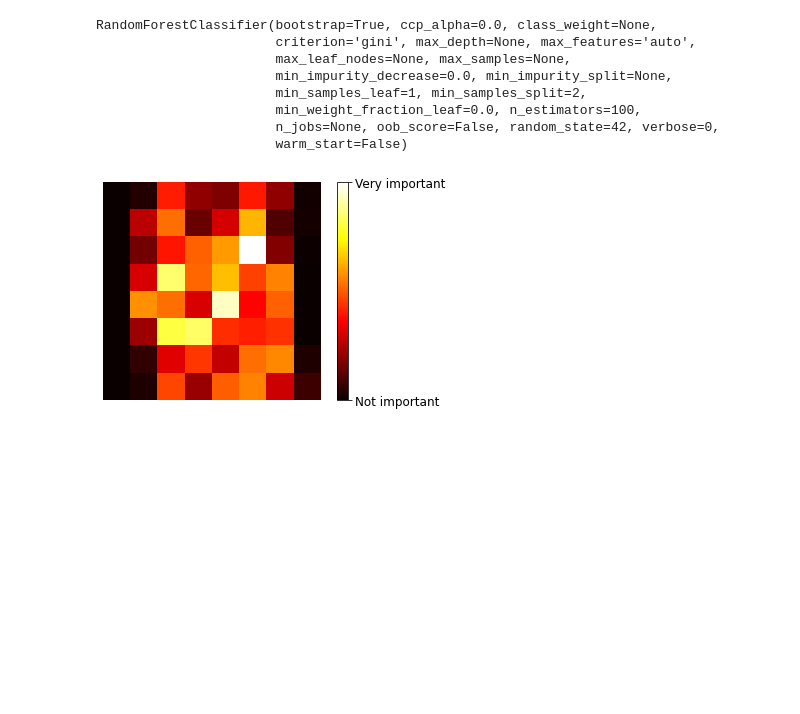
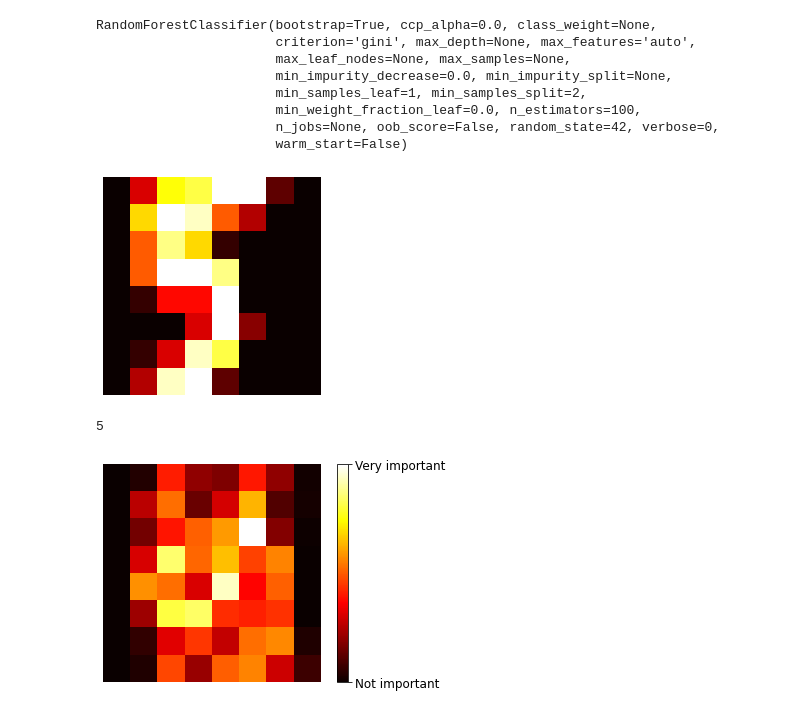
Before and after one commit to hse-ds/iad-intro-ds, a Jupyter notebook: seminars/sem_ensembles/ensembles.ipynb, the cells around one changed output. Cells and saved outputs as stored; diff of their text form; code cells hidden in the pictures; blank space fills up the shorter version.

```diff
--- a/seminars/sem_ensembles/ensembles.ipynb
+++ b/seminars/sem_ensembles/ensembles.ipynb
@@ -295,6 +322,14 @@ def plot_digit(data):
     plt.imshow(image, cmap = matplotlib.cm.hot,
                interpolation="nearest")
     plt.axis("off")
+# %%
+plot_digit(digits["data"][15])
+# %% [output]
+[figure, added]
+# %%
+digits["target"][15]
+# %% [output]
+5
 # %%
 plot_digit(rnd_clf.feature_importances_)
 
```
Also changed, not shown: parts of 15 cells of this notebook.
